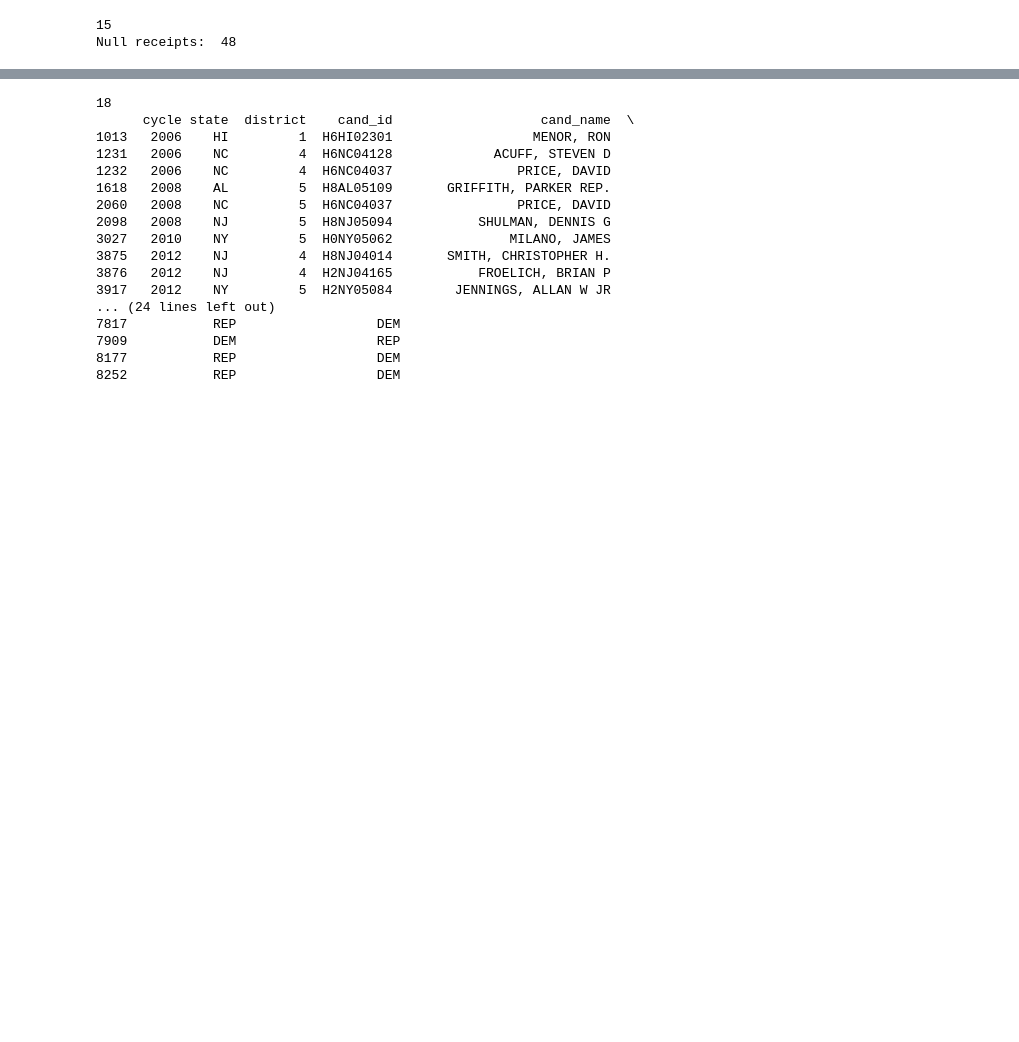
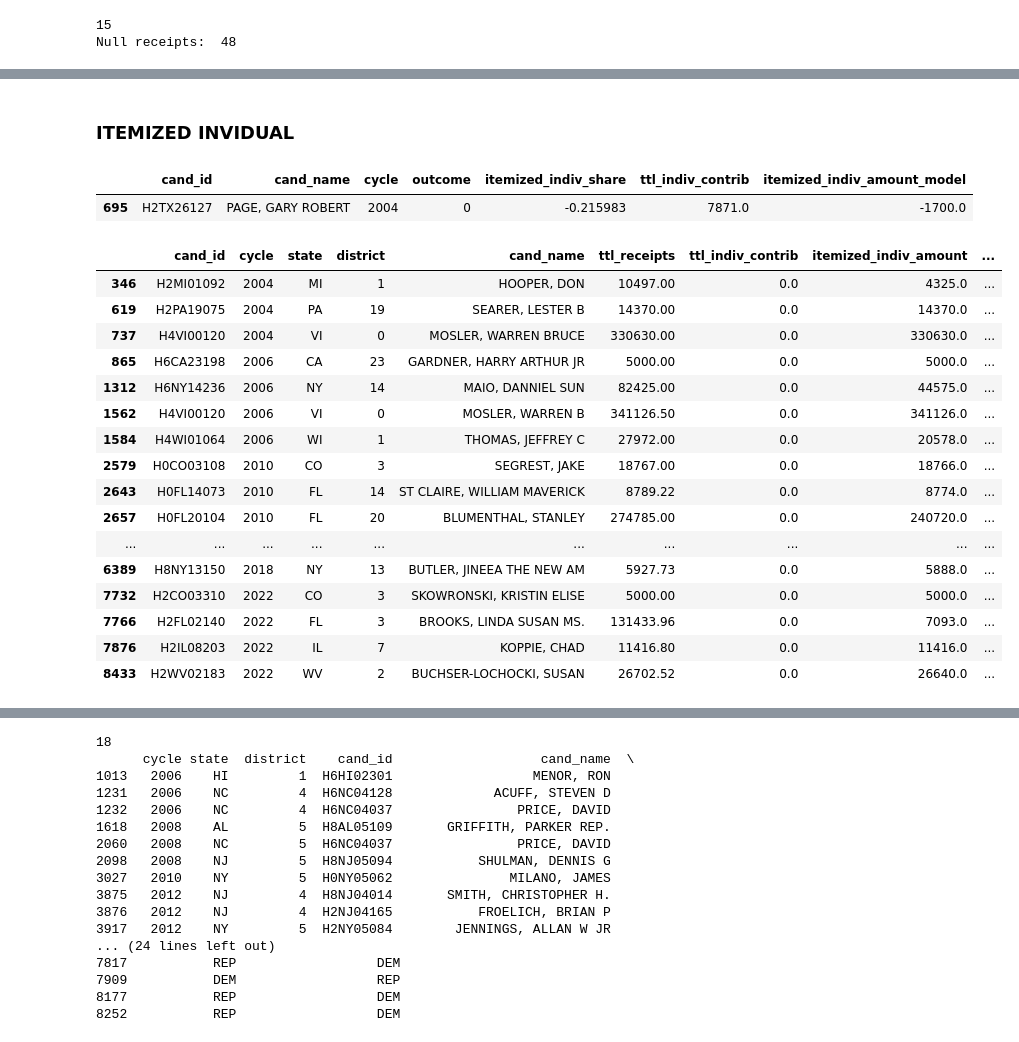
Before and after one commit to neophyte577/fec-electoral-etl-pipeline, a Jupyter notebook: house/workings/house_prep.ipynb, the cells around one changed output, grey strips where cells are left out. Saved outputs shown, nothing was run; the diff lists cells and outputs as text; code cells hidden in the pictures; blank space fills up the shorter version.

```diff
--- a/house/workings/house_prep.ipynb
+++ b/house/workings/house_prep.ipynb
@@ -246,0 +296,37 @@ np.int64(2)
+# %% [markdown]
+### ITEMIZED INVIDUAL
+# %%
+display(df_model[df_model['itemized_indiv_share']< 0][['cand_id', 'cand_name', 'cycle', 'outcome', 'itemized_indiv_share', 'ttl_indiv_contrib', 'itemized_indiv_amount_model']])
+
+# One observation has a negative itemized individual contribution aggregate, likely reflecting a refund/reversal or net adjustment. Since the composition
+# proxy cannot have a negative itemized numerator, set it to zero rather than flipping the sign.
+
+df_model.loc[df_model["itemized_indiv_amount"] < 0, "itemized_indiv_amount"] = 0
+df_model.loc[df_model["itemized_indiv_amount_model"] < 0, "itemized_indiv_amount_model"] = 0
+# %% [output]
+|  | cand_id | cand_name | cycle | outcome | itemized_indiv_share | ttl_indiv_contrib | itemized_indiv_amount_model |
+| 695 | H2TX26127 | PAGE, GARY ROBERT | 2004 | 0 | -0.215983 | 7871.0 | -1700.0 |
+# %%
+bad_indiv_rows = df_model.loc[ df_model["ttl_indiv_contrib"].le(0) & df_model["itemized_indiv_amount_model"].gt(0),
+                              [ "cand_id", "cycle", "state", "district", "cand_name", "ttl_receipts", "ttl_indiv_contrib", "itemized_indiv_amount",
+                               "itemized_indiv_amount_model", "itemized_indiv_share", "outcome", ], ].sort_values(["cycle", "state", "district"])
+
+bad_indiv_rows
+# %% [output]
+|  | cand_id | cycle | state | district | cand_name | ttl_receipts | ttl_indiv_contrib | itemized_indiv_amount | ... |
+| 346 | H2MI01092 | 2004 | MI | 1 | HOOPER, DON | 10497.00 | 0.0 | 4325.0 | ... |
+| 619 | H2PA19075 | 2004 | PA | 19 | SEARER, LESTER B | 14370.00 | 0.0 | 14370.0 | ... |
+| 737 | H4VI00120 | 2004 | VI | 0 | MOSLER, WARREN BRUCE | 330630.00 | 0.0 | 330630.0 | ... |
+| 865 | H6CA23198 | 2006 | CA | 23 | GARDNER, HARRY ARTHUR JR | 5000.00 | 0.0 | 5000.0 | ... |
+| 1312 | H6NY14236 | 2006 | NY | 14 | MAIO, DANNIEL SUN | 82425.00 | 0.0 | 44575.0 | ... |
+| 1562 | H4VI00120 | 2006 | VI | 0 | MOSLER, WARREN B | 341126.50 | 0.0 | 341126.0 | ... |
+| 1584 | H4WI01064 | 2006 | WI | 1 | THOMAS, JEFFREY C | 27972.00 | 0.0 | 20578.0 | ... |
+| 2579 | H0CO03108 | 2010 | CO | 3 | SEGREST, JAKE | 18767.00 | 0.0 | 18766.0 | ... |
+| 2643 | H0FL14073 | 2010 | FL | 14 | ST CLAIRE, WILLIAM MAVERICK | 8789.22 | 0.0 | 8774.0 | ... |
+| 2657 | H0FL20104 | 2010 | FL | 20 | BLUMENTHAL, STANLEY | 274785.00 | 0.0 | 240720.0 | ... |
+| ... | ... | ... | ... | ... | ... | ... | ... | ... | ... |
+| 6389 | H8NY13150 | 2018 | NY | 13 | BUTLER, JINEEA THE NEW AM | 5927.73 | 0.0 | 5888.0 | ... |
+| 7732 | H2CO03310 | 2022 | CO | 3 | SKOWRONSKI, KRISTIN ELISE | 5000.00 | 0.0 | 5000.0 | ... |
+| 7766 | H2FL02140 | 2022 | FL | 3 | BROOKS, LINDA SUSAN MS. | 131433.96 | 0.0 | 7093.0 | ... |
+| 7876 | H2IL08203 | 2022 | IL | 7 | KOPPIE, CHAD | 11416.80 | 0.0 | 11416.0 | ... |
+| 8433 | H2WV02183 | 2022 | WV | 2 | BUCHSER-LOCHOCKI, SUSAN | 26702.52 | 0.0 | 26640.0 | ... |
```
Also changed, not shown: parts of 26 cells of this notebook, 12 other files.
